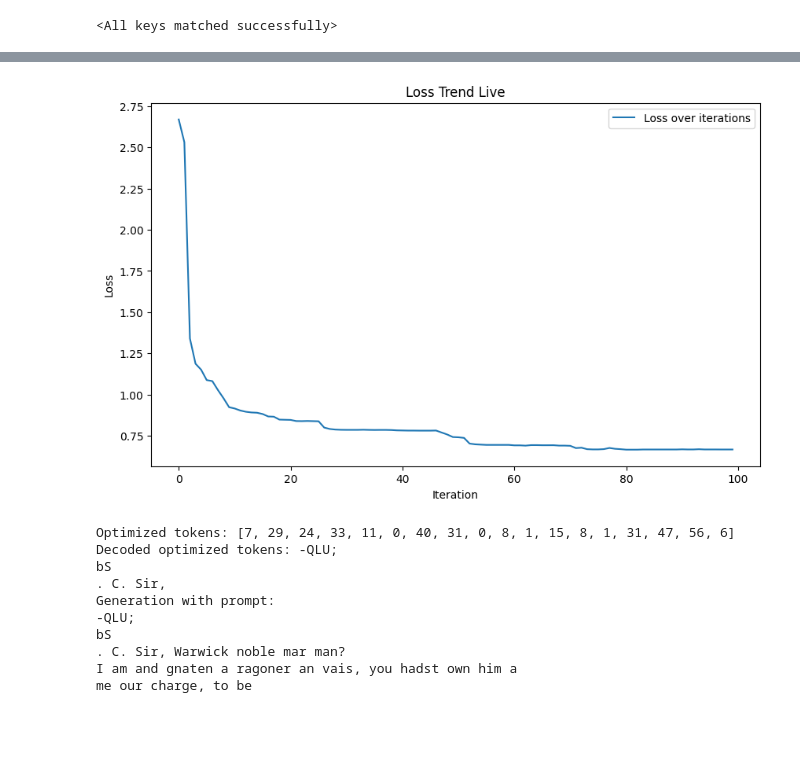
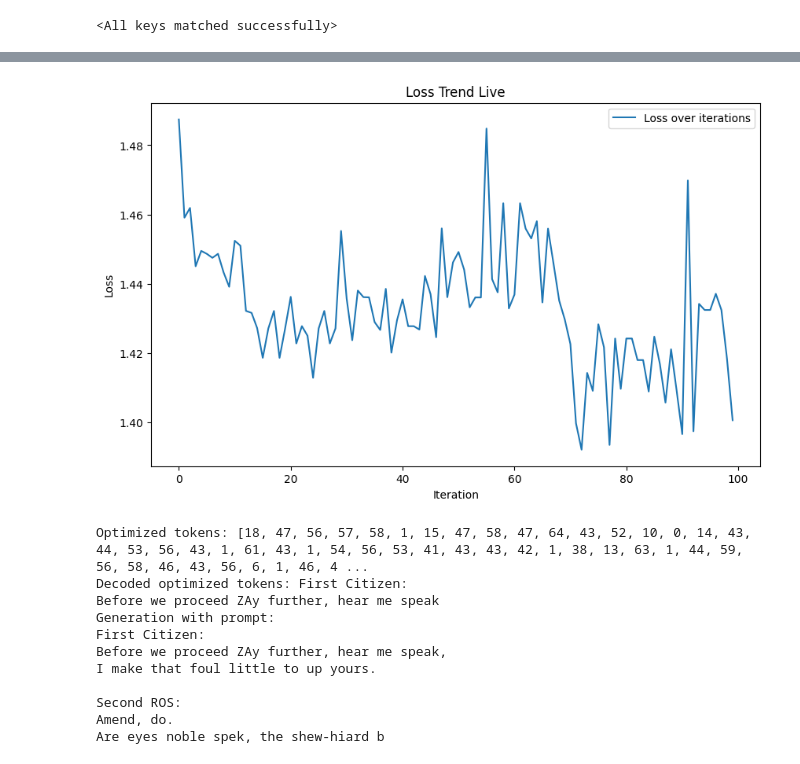
Before and after one commit to elichen/karpathyGPT, a Jupyter notebook: Adversarial_Attack.ipynb, the cells around one changed output, grey strips where cells are left out. Saved outputs shown, nothing was run; the diff lists cells and outputs as text; code cells hidden in the pictures; blank space fills up the shorter version.

```diff
--- a/Adversarial_Attack.ipynb
+++ b/Adversarial_Attack.ipynb
@@ -162,10 +167,11 @@ def update_plot(losses):
     display(plt.gcf())  # Display the current figure
     plt.close()  # Close the figure to prevent it from being displayed again in the notebook
 
-def optimize_prefix(model, prompt_tokens, suffix_tokens, num_iterations, top_k, device):
-    seq = torch.cat((prompt_tokens, suffix_tokens[:-1])).to(device)
+def optimize_prefix(model, prefix_tokens, control_tokens, suffix_tokens, num_iterations, top_k, device):
+    seq = torch.cat((prefix_tokens, control_tokens, suffix_tokens[:-1])).to(device)
     embed_weights = model.token_embeddings.weight
-    prefix_length = prompt_tokens.size(0)
+    prefix_length = prefix_tokens.size(0)
+    control_length = control_tokens.size(0)
     suffix_length = suffix_tokens.size(0)
     losses = []
 
@@ -184,57 +190,60 @@ def optimize_prefix(model, prompt_tokens, suffix_tokens, num_iterations, top_k,
         model.zero_grad()
         loss.backward()
 
-        # replace tokens at each position with a top_k sampled token
-        grad = one_hot.grad.squeeze(0)
+        grad = one_hot.grad.squeeze(0)[prefix_length:prefix_length+control_length]
         top_indices = (-grad).topk(top_k, dim=1).indices
-        original_seq = seq.repeat(prefix_length, 1)
-        new_token_pos = torch.arange(0, prefix_length, 1, device=grad.device).type(torch.int64)
-        new_token_val = torch.gather(top_indices[new_token_pos], 1, torch.randint(0, top_k, (prefix_length, 1), device=device))
+        original_seq = seq.repeat(control_length, 1)
+        new_token_val = torch.gather(top_indices, 1, torch.randint(0, top_k, (control_length, 1), device=device))
+        new_token_pos = torch.arange(prefix_length, prefix_length+control_length, 1, device=grad.device).type(torch.int64)
         candidate_seqs = original_seq.scatter_(1, new_token_pos.unsqueeze(-1), new_token_val)
 
         model.eval()
         candidate_input_embeds = F.one_hot(candidate_seqs, num_classes=vocab_size).to(dtype=embed_weights.dtype) @ embed_weights
         candidate_logits = forward_with_tok_emb(model, candidate_input_embeds)
 
         targets = suffix_tokens.repeat(candidate_seqs.size(0), 1)
         individual_losses = F.cross_entropy(candidate_logits[:, -suffix_length:, :].transpose(1,2), targets, reduction='none')
         individual_losses = individual_losses.mean(dim=-1)
 
         min_loss_idx = torch.argmin(individual_losses)
 
         seq = candidate_seqs[min_loss_idx]
 
     return seq
 
 # Set the prompt and suffix
-prompt = "!!!!!!!!!!!!!!"
-suffix = "Sir, "
+prefix = "First Citizen:\nBefore we proceed "
+control = "!!!"
+suffix = " further, hear me speak."
 
-prompt_tokens = encode(prompt)
-prompt_tokens = torch.tensor(prompt_tokens, device=device)
+prefix_tokens = encode(prefix)
+prefix_tokens = torch.tensor(prefix_tokens, device=device)
+control_tokens = encode(control)
+control_tokens = torch.tensor(control_tokens, device=device)
 suffix_tokens = encode(suffix)
 suffix_tokens = torch.tensor(suffix_tokens, device=device)
 
 # Set the optimization parameters
 num_iterations = 100
 top_k = 5
 
 # Optimize the prefix
-optimized_tokens = optimize_prefix(model, prompt_tokens, suffix_tokens, num_iterations, top_k, device)
+optimized_tokens = optimize_prefix(model, prefix_tokens, control_tokens, suffix_tokens, num_iterations, top_k, device)
 
 print("Optimized tokens:", optimized_tokens.tolist())
 print("Decoded optimized tokens:", decode(optimized_tokens.tolist()))
 print("Generation with prompt:")
 print(decode(model.generate(optimized_tokens.unsqueeze(0), max_new_tokens=100)[0].tolist()))
 # %% [output]
-[figure, old version]
+[figure, new version]
-Optimized tokens: [7, 29, 24, 33, 11, 0, 40, 31, 0, 8, 1, 15, 8, 1, 31, 47, 56, 6]
-Decoded optimized tokens: -QLU;
-bS
-. C. Sir,
+Optimized tokens: [18, 47, 56, 57, 58, 1, 15, 47, 58, 47, 64, 43, 52, 10, 0, 14, 43, 44, 53, 56, 43, 1, 61, 43, 1, 54, 56, 53, 41, 43, 43, 42, 1, 38, 13, 63, 1, 44, 59, 56, 58, 46, 43, 56, 6, 1, 46, 4 ...
+Decoded optimized tokens: First Citizen:
+Before we proceed ZAy further, hear me speak
 Generation with prompt:
--QLU;
-bS
-. C. Sir, Warwick noble mar man?
-I am and gnaten a ragoner an vais, you hadst own him a
-me our charge, to be
+First Citizen:
+Before we proceed ZAy further, hear me speak,
+I make that foul little to up yours.
+
+Second ROS:
+Amend, do.
+Are eyes noble spek, the shew-hiard b
```
Also changed, not shown: parts of 2 cells of this notebook.
